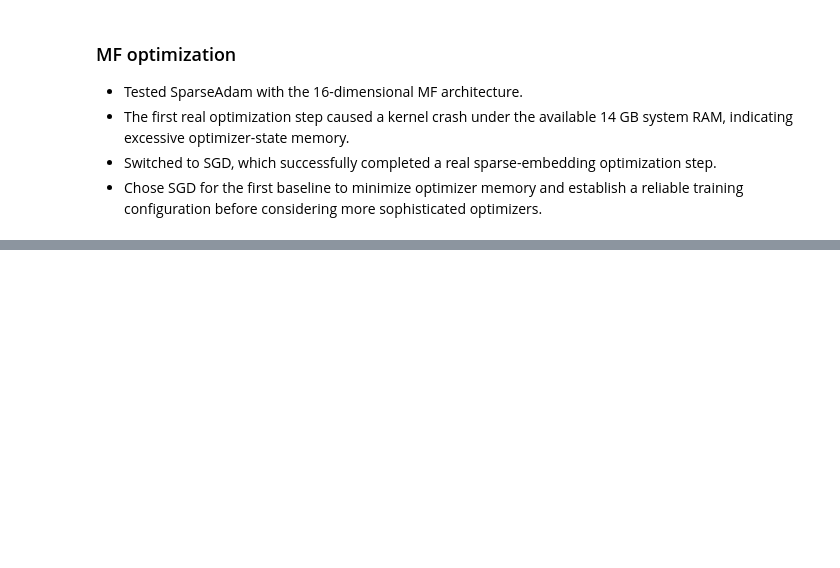
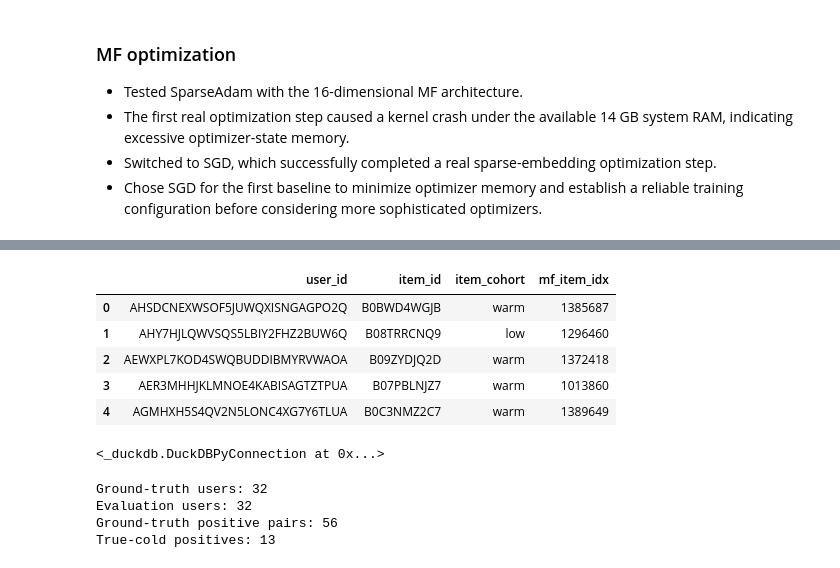
Before and after one commit to sr-ntr/cold-start-recommender, a Jupyter notebook: notebooks/04_modeling.ipynb, the cells around one changed output, grey strips where cells are left out. Saved outputs shown, nothing was run; the diff lists cells and outputs as text; code cells hidden in the pictures; blank space fills up the shorter version.

```diff
--- a/notebooks/04_modeling.ipynb
+++ b/notebooks/04_modeling.ipynb
@@ -498,0 +964,26 @@ Loss: 18.34758186340332
+# %%
+recommended_items = top10_indices.cpu().numpy()
+
+seen_by_user = {
+    user_id: set(group["mf_item_idx"].astype(int))
+    for user_id, group in seen_items.groupby("user_id")
+}
+
+violations = []
+
+for row_idx, user_id in enumerate(eval_users["user_id"]):
+    recommended = set(recommended_items[row_idx])
+
+    already_seen = recommended.intersection(
+        seen_by_user.get(user_id, set())
+    )
+
+    if already_seen:
+        violations.append(
+            {
+                "user_id": user_id,
+                "seen_recommended_items": already_seen,
+            }
+        )
+
+print("Users with seen-item violations:", len(violations))
@@ -498,0 +1014,29 @@ Loss: 18.34758186340332
+# %%
+ground_truth_sample = con.execute("""
+    SELECT
+        g.user_id,
+        g.item_id,
+        g.item_cohort,
+        i.mf_item_idx
+    FROM read_parquet('../data/processed/mf_validation_ground_truth.parquet') AS g
+    LEFT JOIN read_parquet('../data/processed/mf_items.parquet') AS i
+        ON g.item_id = i.parent_asin
+    WHERE g.user_id IN (
+        SELECT user_id
+        FROM read_parquet('../data/processed/mf_validation_ground_truth.parquet')
+        LIMIT 32
+    )
+""").df()
+
+ground_truth_sample.head()
+# %% [output]
+|  | user_id | item_id | item_cohort | mf_item_idx |
+| 0 | AHSDCNEXWSOF5JUWQXISNGAGPO2Q | B0BWD4WGJB | warm | 1385687 |
+| 1 | AHY7HJLQWVSQS5LBIY2FHZ2BUW6Q | B08TRRCNQ9 | low | 1296460 |
+| 2 | AEWXPL7KOD4SWQBUDDIBMYRVWAOA | B09ZYDJQ2D | warm | 1372418 |
+| 3 | AER3MHHJKLMNOE4KABISAGTZTPUA | B07PBLNJZ7 | warm | 1013860 |
+| 4 | AGMHXH5S4QV2N5LONC4XG7Y6TLUA | B0C3NMZ2C7 | warm | 1389649 |
+# %%
+con.register("eval_users_sample", eval_users)
+# %% [output]
+<_duckdb.DuckDBPyConnection at 0x...>
@@ -498,0 +1056,10 @@ Loss: 18.34758186340332
+# %%
+print("Ground-truth users:", ground_truth_sample["user_id"].nunique())
+print("Evaluation users:", eval_users["user_id"].nunique())
+print("Ground-truth positive pairs:", len(ground_truth_sample))
+print("True-cold positives:", (ground_truth_sample["mf_item_idx"].isna()).sum())
+# %% [output]
+Ground-truth users: 32
+Evaluation users: 32
+Ground-truth positive pairs: 56
+True-cold positives: 13
```
Also changed, not shown: parts of 52 cells of this notebook, 3 other files.
